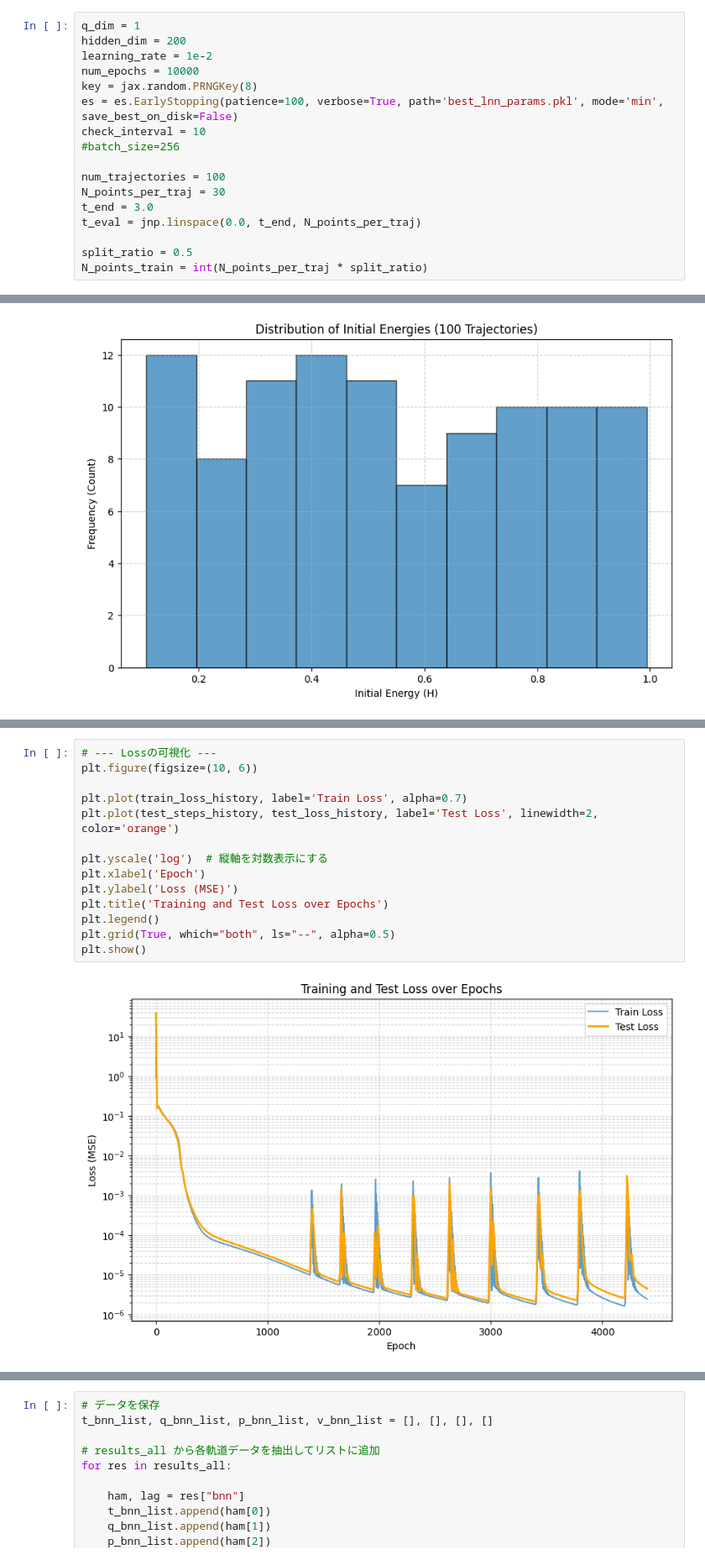
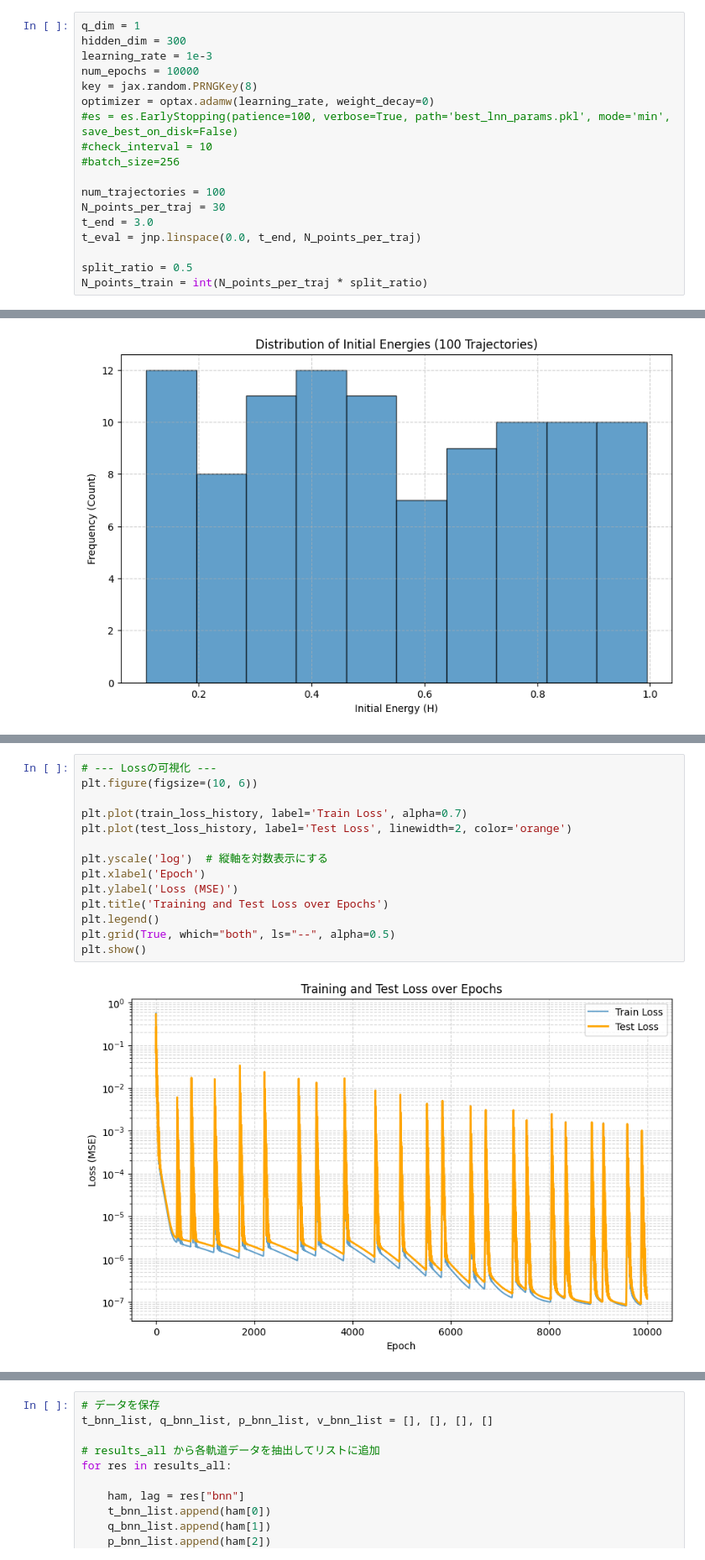
Before and after one commit to nkjm108/PIML, a Jupyter notebook: harmonic_ocillation_1D/H1D_NN_h.ipynb, the cells around one changed output, grey strips where cells are left out. Shown: that part at 84% size. Saved outputs shown, nothing was run; the diff lists cells and outputs as text.

Commit message:
Add files via upload
paramsの選び方を、epochs内でのbestな値を用いるように変更

```diff
--- a/harmonic_ocillation_1D/H1D_NN_h.ipynb
+++ b/harmonic_ocillation_1D/H1D_NN_h.ipynb
@@ -53,12 +53,13 @@ def H_analytical(state, m=1.0, k=1.0):
     return T + V
 # %%
 q_dim = 1
-hidden_dim = 200
-learning_rate = 1e-2
+hidden_dim = 300
+learning_rate = 1e-3
 num_epochs = 10000
 key = jax.random.PRNGKey(8)
-es = es.EarlyStopping(patience=100, verbose=True, path='best_lnn_params.pkl', mode='min', save_best_on_disk=False)
-check_interval = 10
+optimizer = optax.adamw(learning_rate, weight_decay=0)
+#es = es.EarlyStopping(patience=100, verbose=True, path='best_lnn_params.pkl', mode='min', save_best_on_disk=False)
+#check_interval = 10
 #batch_size=256
 
 num_trajectories = 100
@@ -209,19 +192,19 @@ Early stopping triggered at epoch 4400
 # %%
 # --- Lossの可視化 ---
 plt.figure(figsize=(10, 6))
 
 plt.plot(train_loss_history, label='Train Loss', alpha=0.7)
-plt.plot(test_steps_history, test_loss_history, label='Test Loss', linewidth=2, color='orange')
+plt.plot(test_loss_history, label='Test Loss', linewidth=2, color='orange')
 
 plt.yscale('log')  # 縦軸を対数表示にする
 plt.xlabel('Epoch')
 plt.ylabel('Loss (MSE)')
 plt.title('Training and Test Loss over Epochs')
 plt.legend()
 plt.grid(True, which="both", ls="--", alpha=0.5)
 plt.show()
 # %% [output]
-[figure, old version]
+[figure, new version]
 # %%
 '''
 generate trajectory
```
Also changed, not shown: parts of 3 cells of this notebook, 3 other files.
